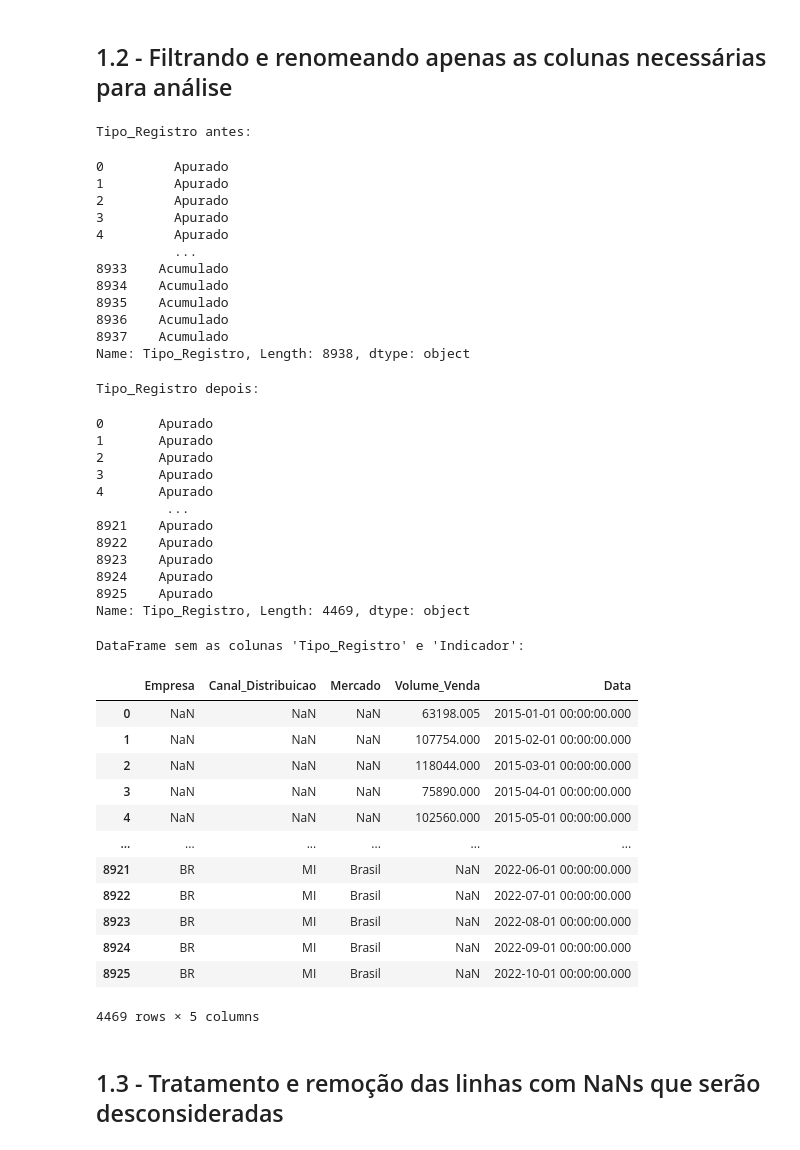
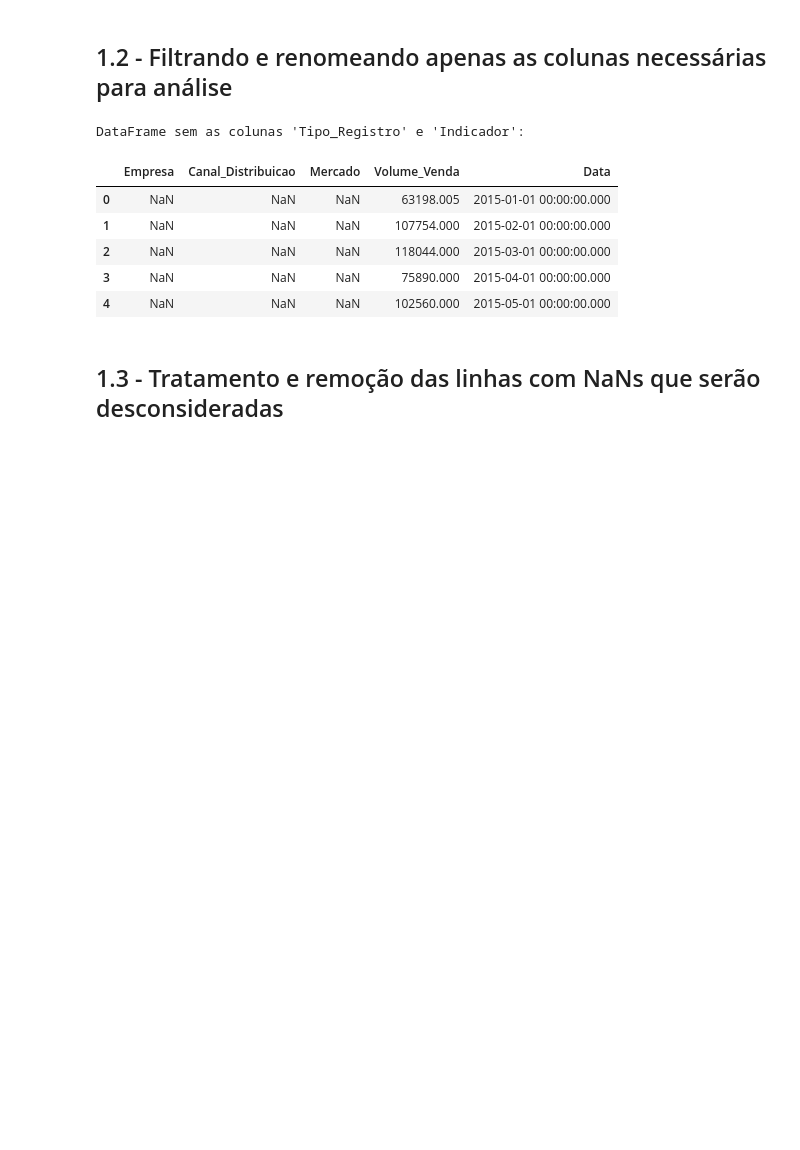
Before and after one commit to caiohrgm/analise_de_indicador_tcc_ufcg, a Jupyter notebook: Notebooks/EDA.ipynb, the cells around one changed output. Cells and saved outputs as stored; diff of their text form; code cells hidden in the pictures; blank space fills up the shorter version.

```diff
--- a/Notebooks/EDA.ipynb
+++ b/Notebooks/EDA.ipynb
@@ -41,60 +23,20 @@ Total de linhas: 8938 linhas.
 ## 1.2 - Filtrando e renomeando apenas as colunas necessárias para análise
 # %%
 df = base_df[['Indicador','Dim1_Membro_Mome','Dim2_Membro_Mome','Dim3_Membro_Mome','VLR_Ocorrencia','Tipo_Registro','Data_Ocorrencia']]
-
-print("Tipo_Registro antes: ")
-display(df['Tipo_Registro'])
-
 df = df[df['Tipo_Registro'] == "Apurado"] #|------------> Remoção dos indicadores com "Tipo_Registro" == "acumulado"
-print("Tipo_Registro depois: ")
-display(df['Tipo_Registro'])
-
-df = df.drop(['Tipo_Registro','Indicador'],axis=1) # |--> Apenas o "Tipo_registro" == "apurado" está sendo considerado, mas esta coluna não fará parte da análise.
+df = df.drop(['Tipo_Registro','Indicador'],axis=1)
 df.columns = ['Empresa','Canal_Distribuicao','Mercado','Volume_Venda','Data']
 
 print("DataFrame sem as colunas 'Tipo_Registro' e 'Indicador':")
-df
+df.head(5)
 # %% [output]
-Tipo_Registro antes:
+DataFrame sem as colunas 'Tipo_Registro' e 'Indicador':
-0         Apurado
-1         Apurado
-2         Apurado
-3         Apurado
-4         Apurado
-          ...
-8933    Acumulado
-8934    Acumulado
-8935    Acumulado
-8936    Acumulado
-8937    Acumulado
-Name: Tipo_Registro, Length: 8938, dtype: object
-Tipo_Registro depois:
-0       Apurado
-1       Apurado
-2       Apurado
-3       Apurado
-4       Apurado
-         ...
-8921    Apurado
-8922    Apurado
-8923    Apurado
-8924    Apurado
-8925    Apurado
-Name: Tipo_Registro, Length: 4469, dtype: object
-DataFrame sem as colunas 'Tipo_Registro' e 'Indicador':
 |  | Empresa | Canal_Distribuicao | Mercado | Volume_Venda | Data |
 | 0 | NaN | NaN | NaN | 63198.005 | 2015-01-01 00:00:00.000 |
 | 1 | NaN | NaN | NaN | 107754.000 | 2015-02-01 00:00:00.000 |
 | 2 | NaN | NaN | NaN | 118044.000 | 2015-03-01 00:00:00.000 |
 | 3 | NaN | NaN | NaN | 75890.000 | 2015-04-01 00:00:00.000 |
 | 4 | NaN | NaN | NaN | 102560.000 | 2015-05-01 00:00:00.000 |
-| ... | ... | ... | ... | ... | ... |
-| 8921 | BR | MI | Brasil | NaN | 2022-06-01 00:00:00.000 |
-| 8922 | BR | MI | Brasil | NaN | 2022-07-01 00:00:00.000 |
-| 8923 | BR | MI | Brasil | NaN | 2022-08-01 00:00:00.000 |
-| 8924 | BR | MI | Brasil | NaN | 2022-09-01 00:00:00.000 |
-| 8925 | BR | MI | Brasil | NaN | 2022-10-01 00:00:00.000 |
-4469 rows × 5 columns
 # %% [markdown]
 ## 1.3 - Tratamento e remoção das linhas com NaNs que serão desconsideradas
 # %%
```
Also changed, not shown: parts of 80 cells of this notebook.
